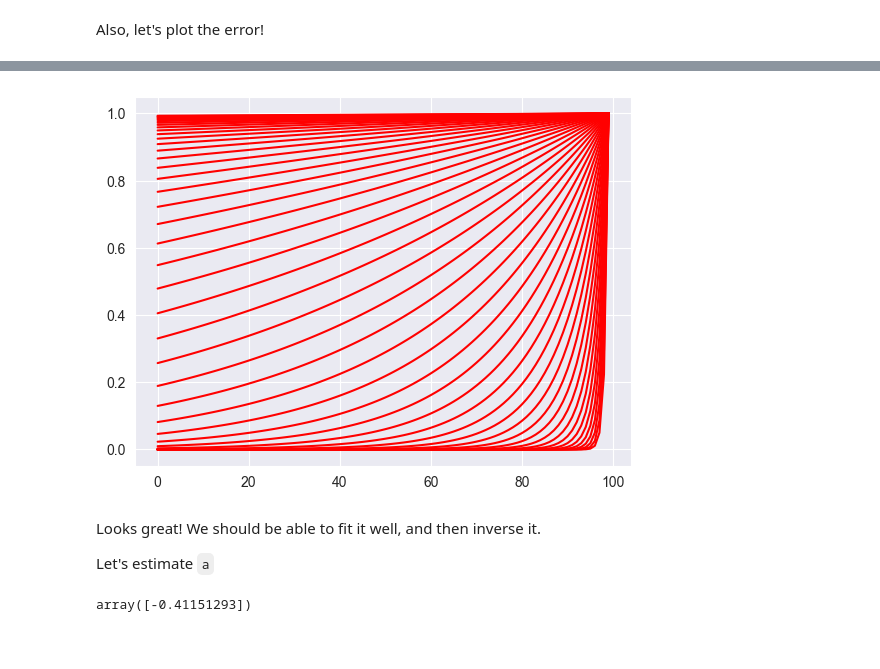
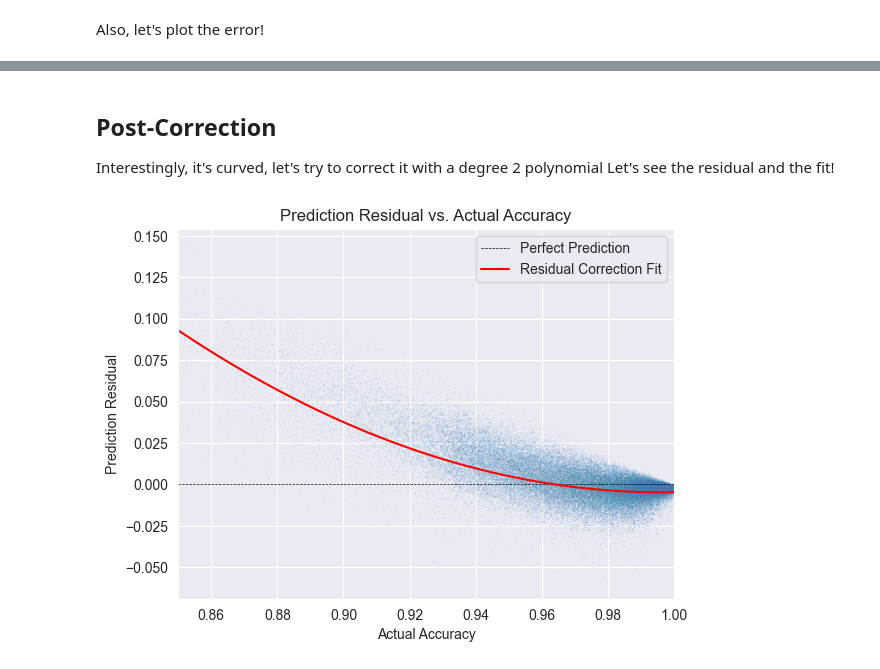
Before and after one commit to Eve-ning/opal, a Jupyter notebook: opal/nbs/player_similarity_evaluation.ipynb, the cells around one changed output, grey strips where cells are left out. Drawn from its saved outputs; the diff is of its cells as text; code cells hidden in the pictures; blank space fills up the shorter version.

```diff
--- a/opal/nbs/player_similarity_evaluation.ipynb
+++ b/opal/nbs/player_similarity_evaluation.ipynb
@@ -179,25 +170,25 @@ Let's also plot how the function varies with `a`.
-# %%
-from scipy.optimize import curve_fit
-
-
-def correction_fn(x, a):
-    return np.exp((x - 1) * np.exp(a))
-
-
-def inv_correction_fn(x, a):
-    return np.exp(-a) * (np.exp(a) + np.log(x))
-
-
-x = np.linspace(0, 1, 100)
-for a in np.linspace(-5, 5, 50):
-    plt.plot(correction_fn(x, a), color='red')
-# %% [output]
-[figure, removed]
-# %% [markdown]
-Looks great! We should be able to fit it well, and then inverse it.
-
-Let's estimate `a`
-# %%
-curve_fit(correction_fn, df_users['accuracy'], df_users['predict'])[0]
-# %% [output]
-array([-0.41151293])
+# %% [markdown]
+## Post-Correction
+
+Interestingly, it's curved, let's try to correct it with a degree 2 polynomial
+Let's see the residual and the fit!
+# %%
+_ = plt.axhline(0, color='black', linewidth=0.5, linestyle='dashed',
+                label='Perfect Prediction')
+sns.scatterplot(
+    x='accuracy',
+    y=df_users.predict - df_users.accuracy,
+    alpha=0.1,
+    s=1,
+    data=df_users
+)
+a, b, c = np.polyfit(df_users.accuracy, df_users.predict - df_users.accuracy, deg=2)
+x = np.linspace(0.85, 1, 100)
+_ = plt.plot(x, a + b * x + c * x ** 2, color='red', label='Residual Correction Fit')
+_ = plt.xlim(0.85, 1)
+_ = plt.xlabel("Actual Accuracy")
+_ = plt.ylabel("Prediction Residual")
+_ = plt.title("Prediction Residual vs. Actual Accuracy")
+_ = plt.legend()
+# %% [output]
+[figure, added]
```
Also changed, not shown: parts of 7 cells of this notebook.
